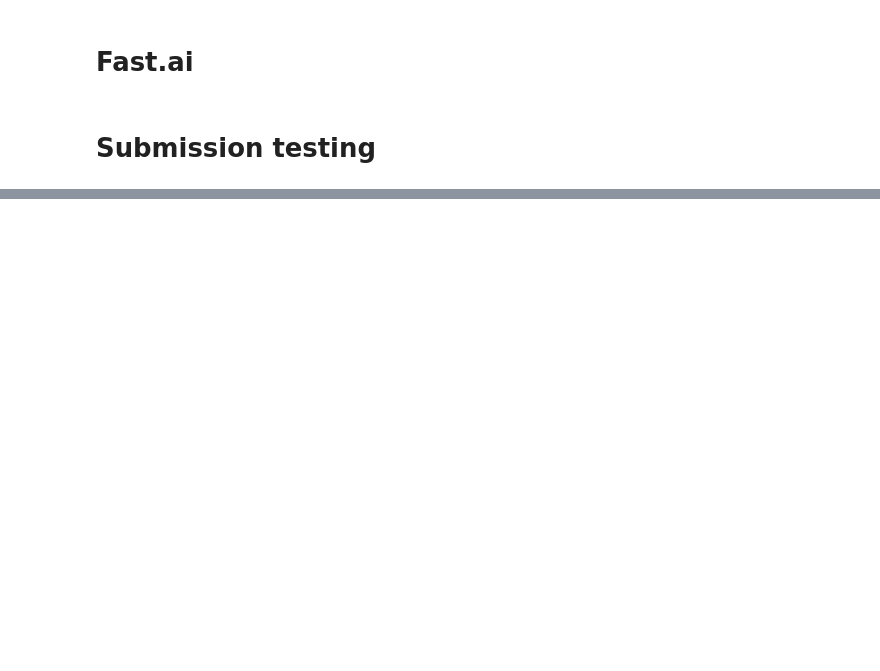
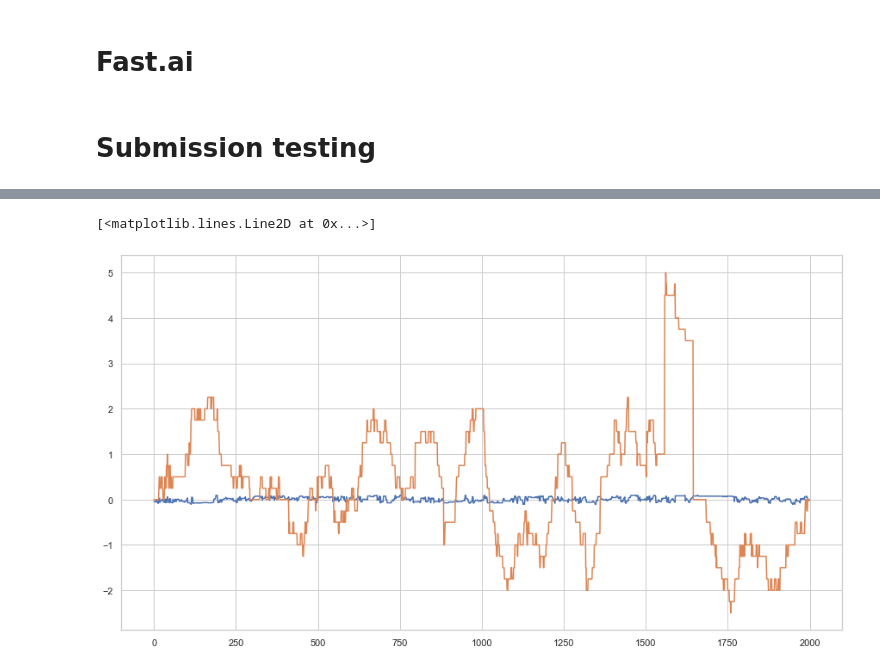
Before and after one commit to glowsplint/xtx, a Jupyter notebook: EDA.ipynb, the cells around one changed output, grey strips where cells are left out. Drawn from its saved outputs; the diff is of its cells as text; code cells hidden in the pictures; blank space fills up the shorter version.

```diff
--- a/EDA.ipynb
+++ b/EDA.ipynb
@@ -462,5 +467,6 @@ def true_rlcvscore(test_df, model, length):
 # %%
-# takes 2m30s
-test_predictions, test_score, log_data, true_values = true_rlcvscore(test_df, lgbm, 1000)
+# takes 2m30s for 1000
+(test_predictions, test_score, log_data, true_values,
+ resampled_data_list, full_resampled_data_list, massive_df_list) = true_rlcvscore(test_df, lgbm, 100)
 # %% [output]
 [interactive output not drawn]
@@ -468,2 +582,9 @@ test_predictions, test_score, log_data, true_values = true_rlcvscore(test_df, lg
+# %%
+plt.subplots(1,1,figsize=(15,8))
+plt.plot(test_predictions)
+plt.plot(true_values.values)
+# %% [output]
+[<matplotlib.lines.Line2D at 0x...>]
+[figure, added]
 # %%
 limited_test.head(200)
```
Also changed, not shown: parts of 33 cells of this notebook.
